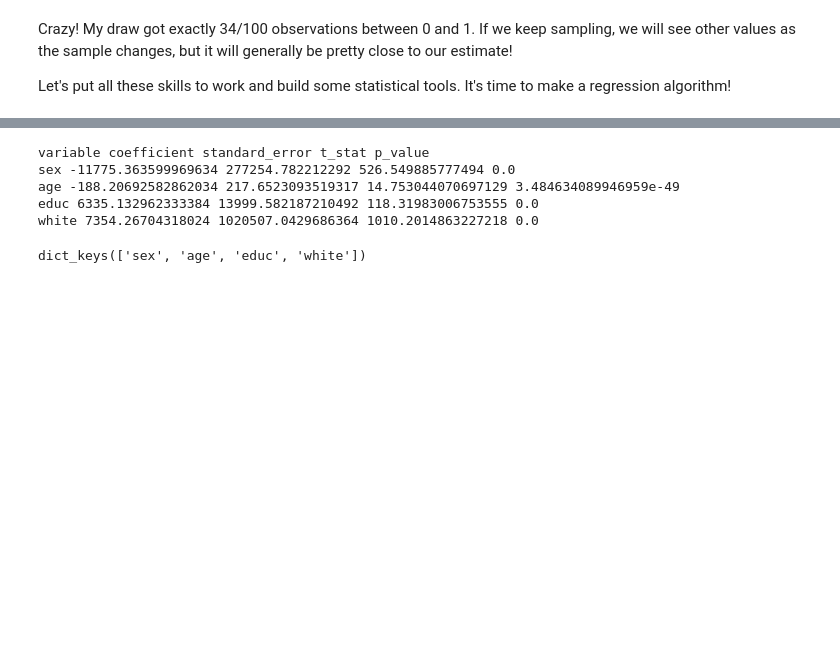
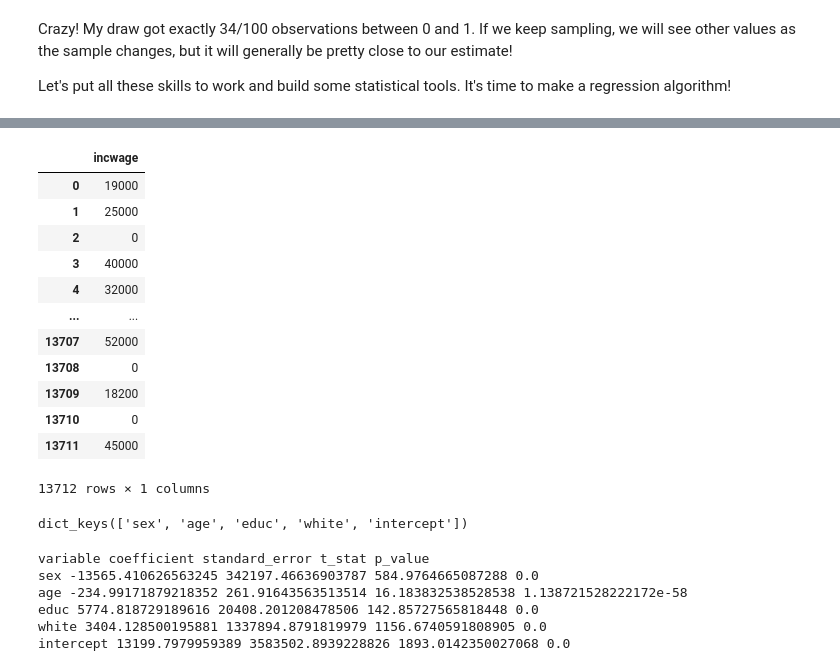
Before and after one commit to UNOBusinessForecasting/assignment-8-numpy-NoelschDS, a Jupyter notebook: Lesson.ipynb, the cells around one changed output, grey strips where cells are left out. Cells and saved outputs as stored; diff of their text form; code cells hidden in the pictures; blank space fills up the shorter version.

Commit message:
Sub 3: Fixed add_intercept

```diff
--- a/Lesson.ipynb
+++ b/Lesson.ipynb
@@ -423,11 +423,8 @@ class RegressionModel(object):
     self.create_intercept = create_intercept
     self.regression_type = regression_type
     self.results={}
-
-  #Add column of 1's to x if create_intercept == True
-  def add_intercept(self):
-    if self.create_intercept == True:
-      self.x["intercept"] = 1
+    if self.create_intercept:
+      self.x["intercept"]=1
 
   #Store regression output in a dictionary
   def ols_regression(self):
@@ -475,19 +472,34 @@ line = RegressionModel(data[["sex","age","educ","white"]], data[["incwage"]], Tr
 # %%
 line.ols_regression()
 # %%
-line.summary()
+line.y
 # %% [output]
+|  | incwage |
+| 0 | 19000 |
+| 1 | 25000 |
+| 2 | 0 |
+| 3 | 40000 |
+| 4 | 32000 |
+| ... | ... |
+| 13707 | 52000 |
+| 13708 | 0 |
+| 13709 | 18200 |
+| 13710 | 0 |
+| 13711 | 45000 |
-variable coefficient standard_error t_stat p_value
-sex -11775.363599969634 277254.782212292 526.549885777494 0.0
-age -188.20692582862034 217.6523093519317 14.753044070697129 3.484634089946959e-49
-educ 6335.132962333384 13999.582187210492 118.31983006753555 0.0
-white 7354.26704318024 1020507.0429686364 1010.2014863227218 0.0
+13712 rows × 1 columns
 # %%
 line.results.keys()
 # %% [output]
-dict_keys(['sex', 'age', 'educ', 'white'])
+dict_keys(['sex', 'age', 'educ', 'white', 'intercept'])
 # %%
-line.results
+line.summary()
+# %% [output]
+variable coefficient standard_error t_stat p_value
+sex -13565.410626563245 342197.46636903787 584.9764665087288 0.0
+age -234.99171879218352 261.91643563513514 16.183832538528538 1.138721528222172e-58
+educ 5774.818729189616 20408.201208478506 142.85727565818448 0.0
+white 3404.128500195881 1337894.8791819979 1156.6740591808905 0.0
+intercept 13199.7979959389 3583502.8939228826 1893.0142350027068 0.0
 # %%
 print(list(line.results.keys()))
 for i in line.results.values():
```
